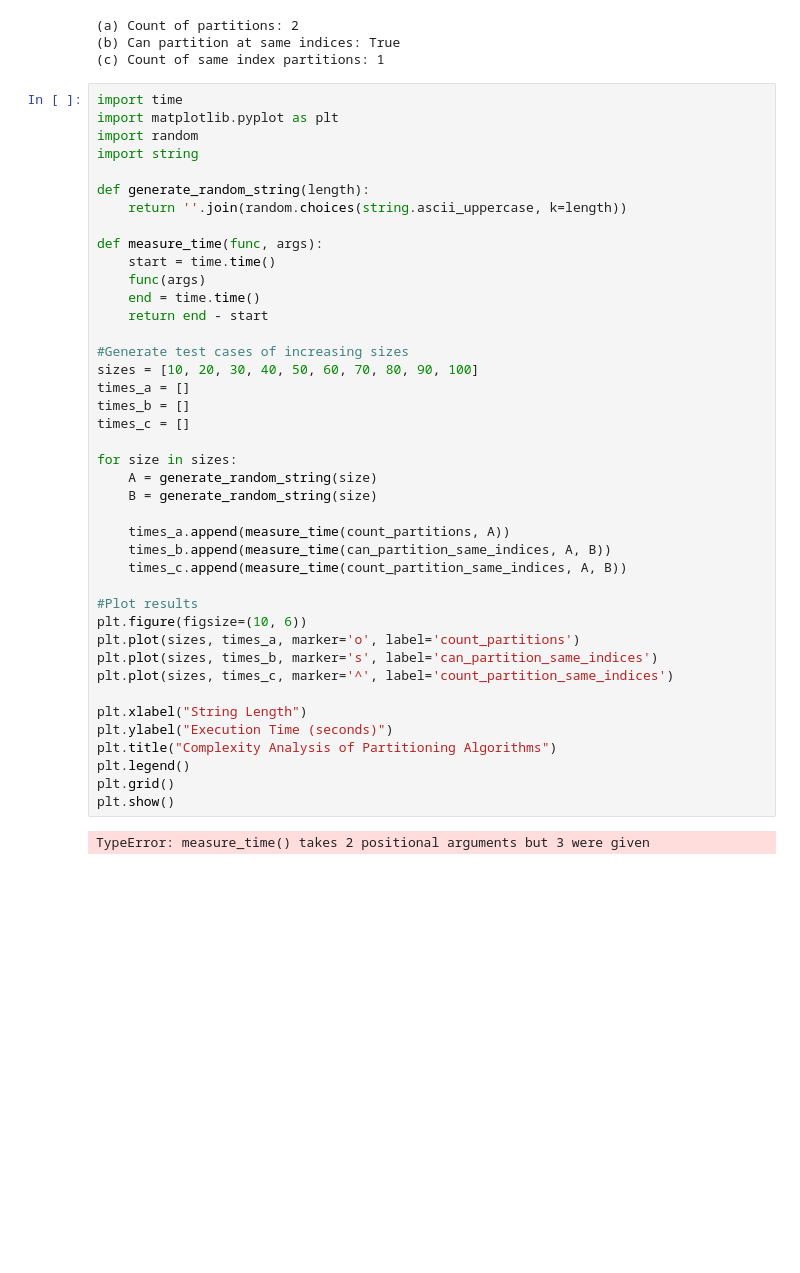
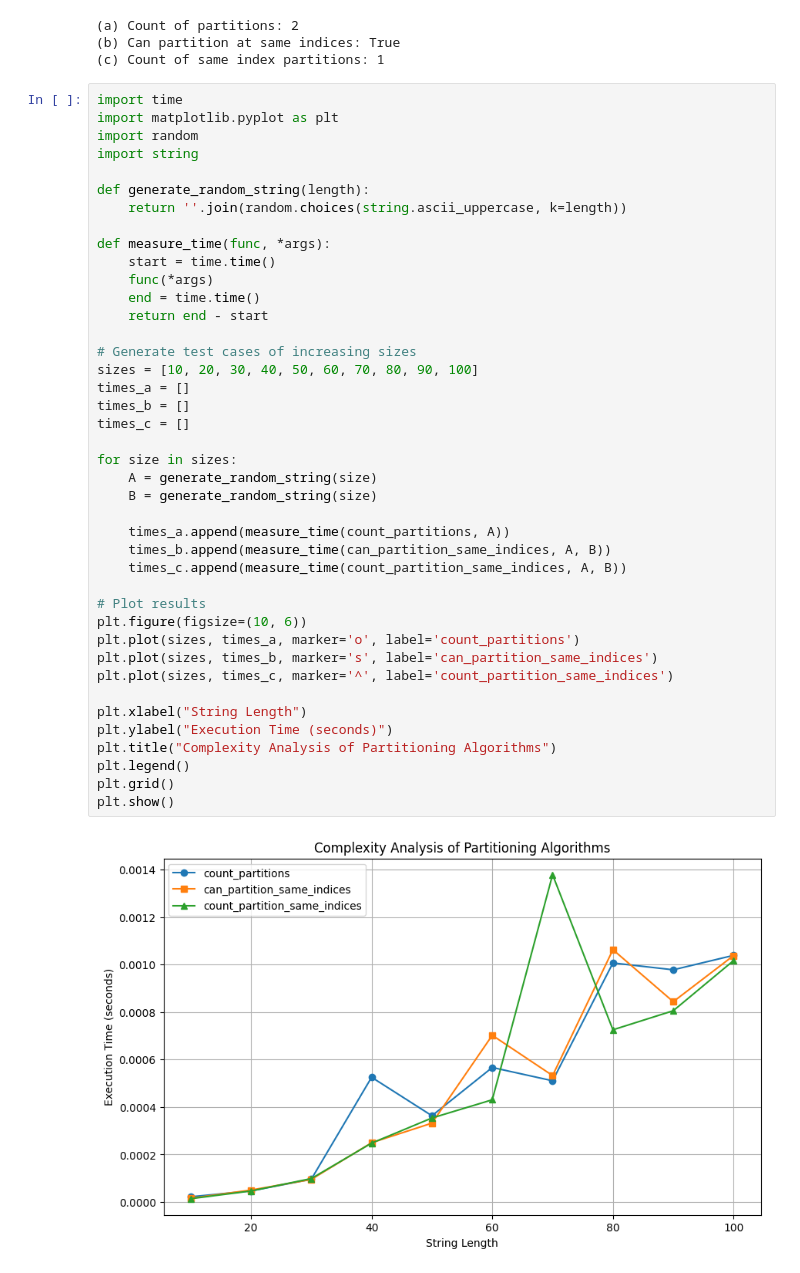
Before and after one commit to JapnoorManku/cpsc3620project, a Jupyter notebook: cpsc3620proj.ipynb, the cells around one changed output. Drawn from its saved outputs; the diff is of its cells as text; blank space fills up the shorter version.

```diff
--- a/cpsc3620proj.ipynb
+++ b/cpsc3620proj.ipynb
@@ -71,37 +71,37 @@ import string
 def generate_random_string(length):
     return ''.join(random.choices(string.ascii_uppercase, k=length))
 
-def measure_time(func, args):
+def measure_time(func, *args):
     start = time.time()
-    func(args)
+    func(*args)
     end = time.time()
     return end - start
 
-#Generate test cases of increasing sizes
+# Generate test cases of increasing sizes
 sizes = [10, 20, 30, 40, 50, 60, 70, 80, 90, 100]
 times_a = []
 times_b = []
 times_c = []
 
 for size in sizes:
     A = generate_random_string(size)
     B = generate_random_string(size)
 
     times_a.append(measure_time(count_partitions, A))
     times_b.append(measure_time(can_partition_same_indices, A, B))
     times_c.append(measure_time(count_partition_same_indices, A, B))
 
-#Plot results
+# Plot results
 plt.figure(figsize=(10, 6))
 plt.plot(sizes, times_a, marker='o', label='count_partitions')
 plt.plot(sizes, times_b, marker='s', label='can_partition_same_indices')
 plt.plot(sizes, times_c, marker='^', label='count_partition_same_indices')
 
 plt.xlabel("String Length")
 plt.ylabel("Execution Time (seconds)")
 plt.title("Complexity Analysis of Partitioning Algorithms")
 plt.legend()
 plt.grid()
 plt.show()
 # %% [output]
-TypeError: measure_time() takes 2 positional arguments but 3 were given
+[figure, added]
```
